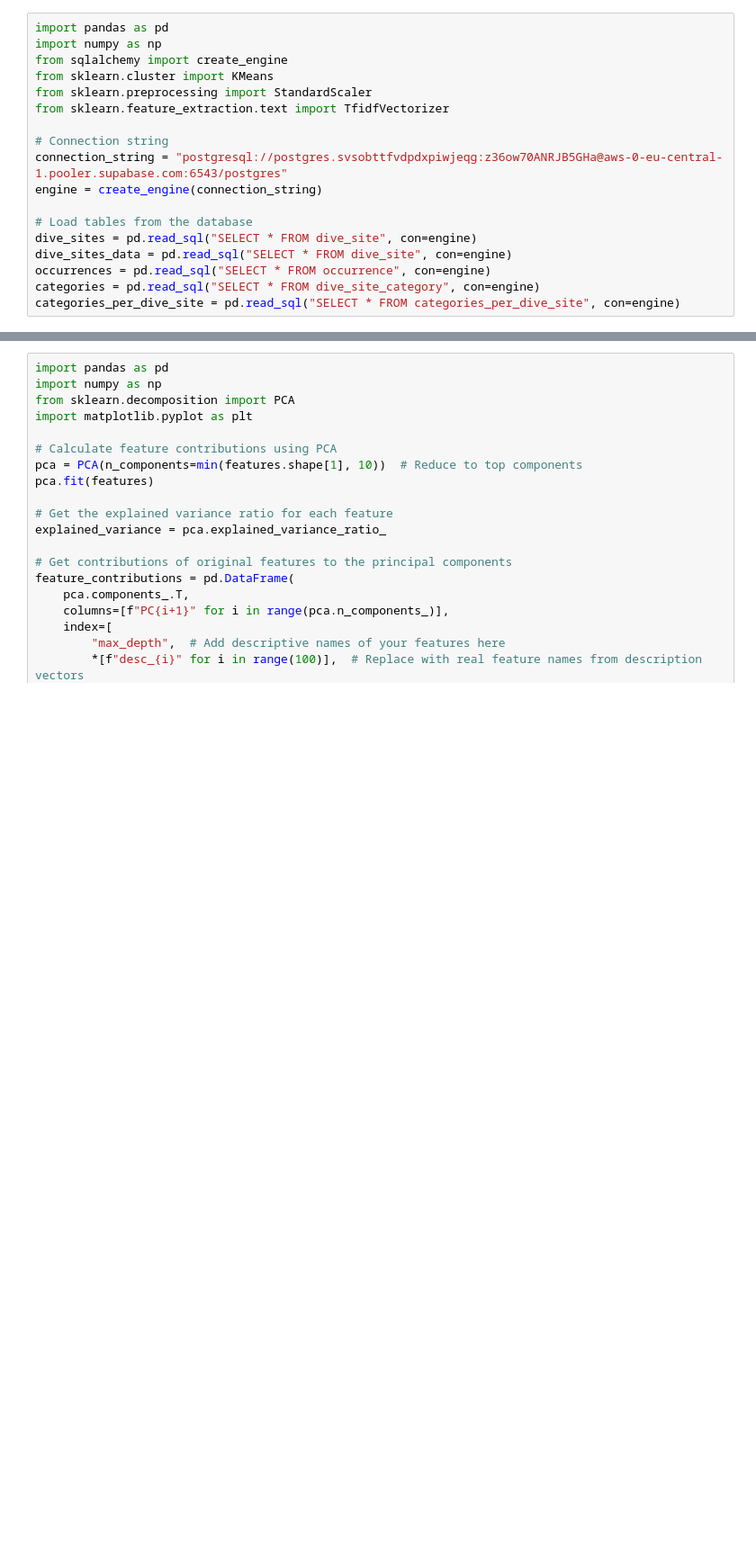
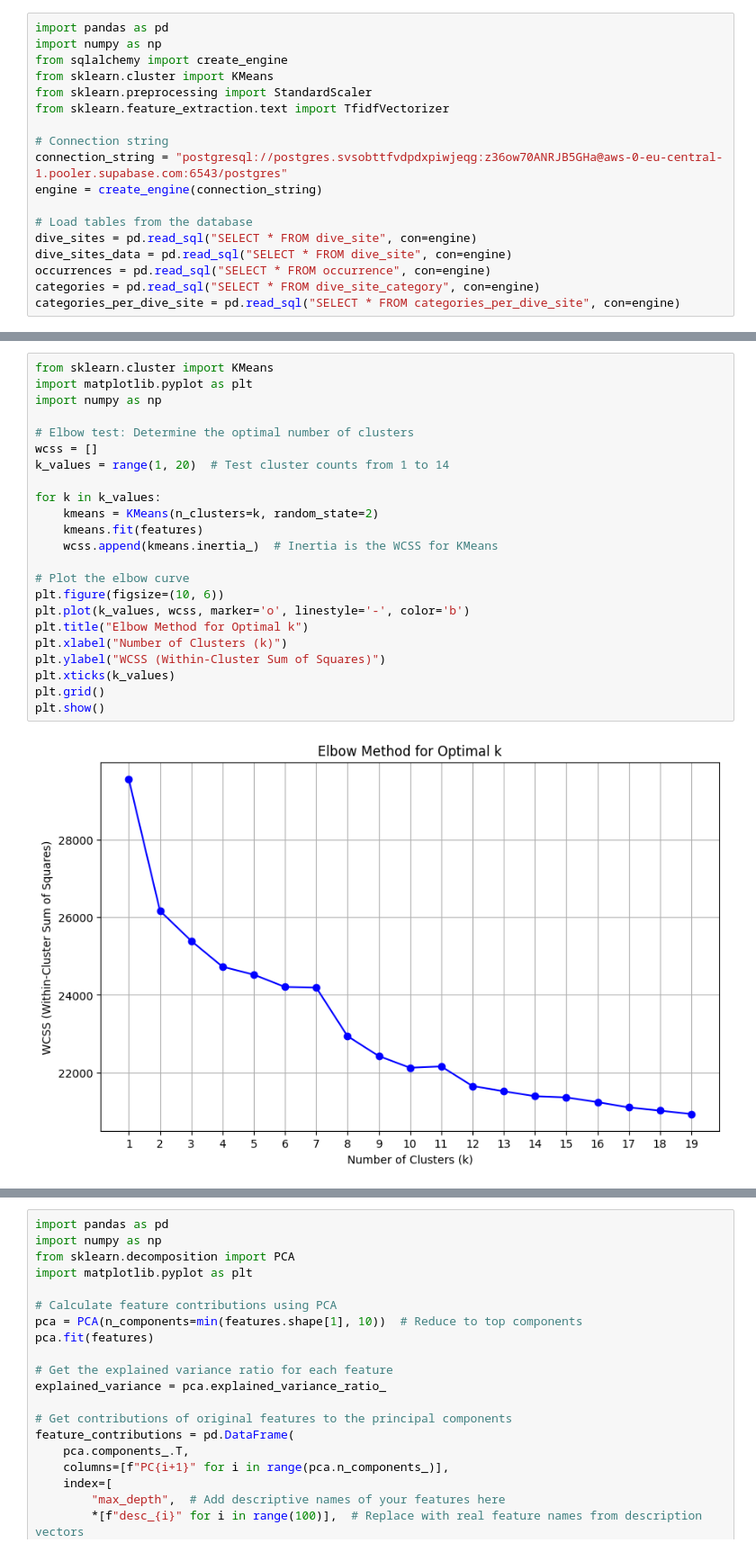
Before and after one commit to pvinnbru/data_integration, a Jupyter notebook: analysis/Clustering.ipynb, the cells around one changed output, grey strips where cells are left out. Shown: that part at 90% size. Cells and saved outputs as stored; diff of their text form; blank space fills up the shorter version.

```diff
--- a/analysis/Clustering.ipynb
+++ b/analysis/Clustering.ipynb
@@ -53,6 +53,31 @@ dive_sites["cluster"] = kmeans.fit_predict(features)
 
 # Save results back to database or as CSV
 #dive_sites.to_sql("clustered_dive_sites", con=engine, if_exists="replace", index=False)
+# %%
+from sklearn.cluster import KMeans
+import matplotlib.pyplot as plt
+import numpy as np
+
+# Elbow test: Determine the optimal number of clusters
+wcss = []
+k_values = range(1, 20)  # Test cluster counts from 1 to 14
+
+for k in k_values:
+    kmeans = KMeans(n_clusters=k, random_state=2)
+    kmeans.fit(features)
+    wcss.append(kmeans.inertia_)  # Inertia is the WCSS for KMeans
+
+# Plot the elbow curve
+plt.figure(figsize=(10, 6))
+plt.plot(k_values, wcss, marker='o', linestyle='-', color='b')
+plt.title("Elbow Method for Optimal k")
+plt.xlabel("Number of Clusters (k)")
+plt.ylabel("WCSS (Within-Cluster Sum of Squares)")
+plt.xticks(k_values)
+plt.grid()
+plt.show()
+# %% [output]
+[figure, added]
 # %%
 import matplotlib.pyplot as plt
 import seaborn as sns
```
Also changed, not shown: parts of 4 cells of this notebook, 12 other files.
